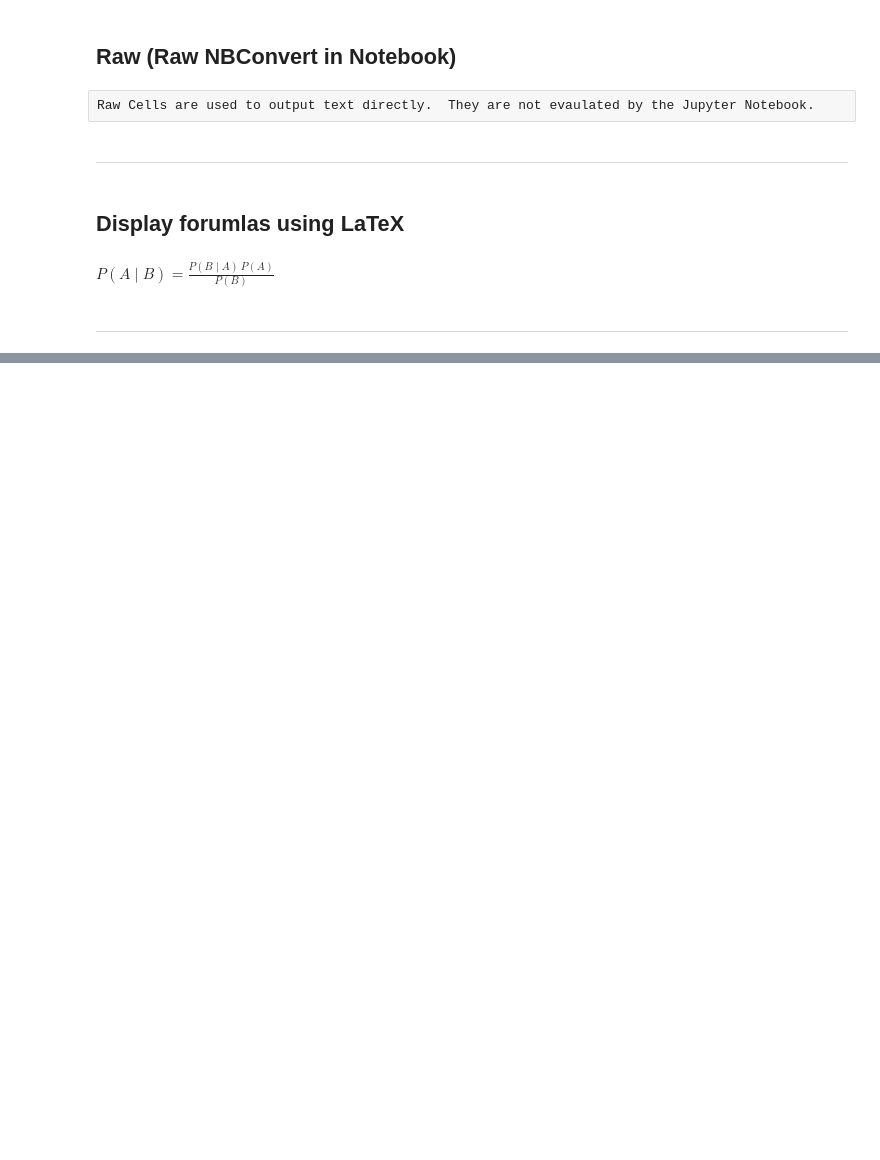
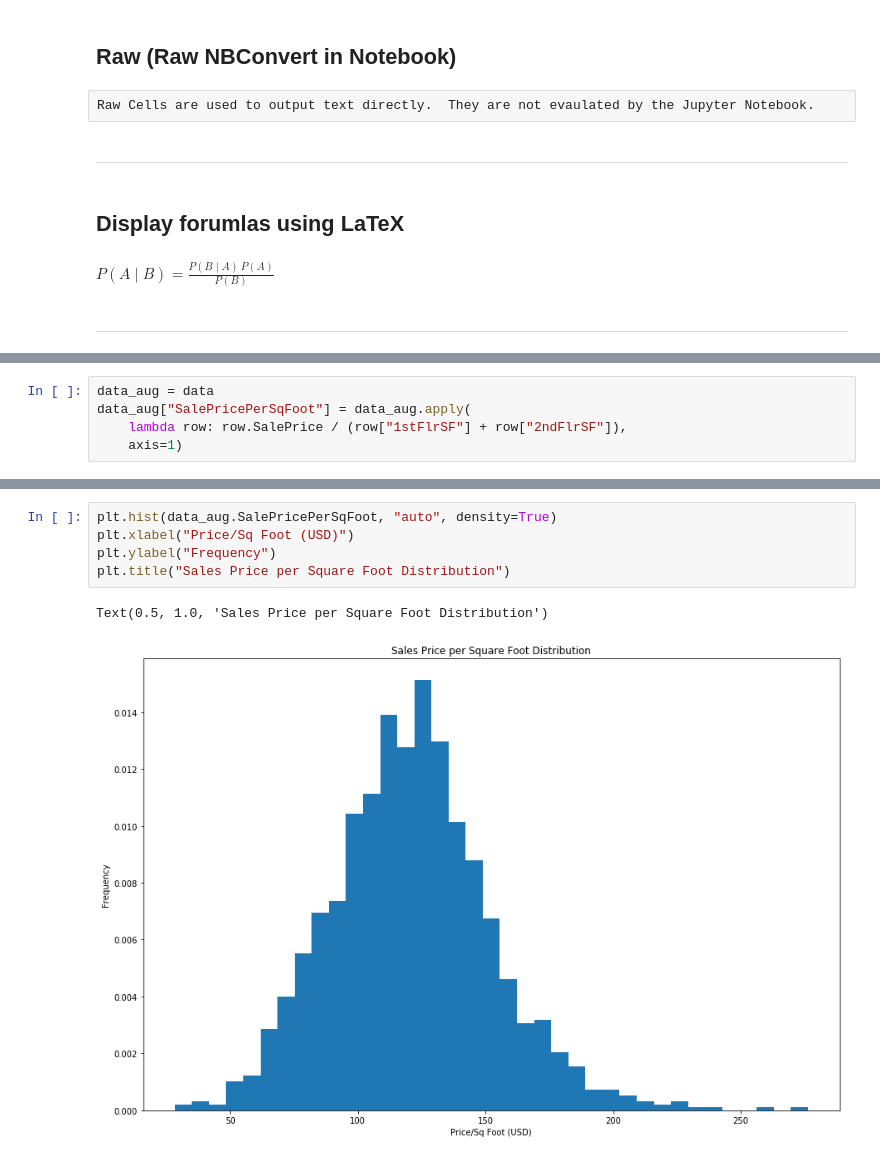
Before and after one commit to ryanbales/Jupyter-Notebooks-Overview, a Jupyter notebook: 1_Getting_Started.ipynb, the cells around one changed output, grey strips where cells are left out. Drawn from its saved outputs; the diff is of its cells as text; blank space fills up the shorter version.

```diff
--- a/1_Getting_Started.ipynb
+++ b/1_Getting_Started.ipynb
@@ -59,0 +102,5 @@ b = 1234
+# %%
+data_aug = data
+data_aug["SalePricePerSqFoot"] = data_aug.apply(
+    lambda row: row.SalePrice / (row["1stFlrSF"] + row["2ndFlrSF"]),
+    axis=1)
@@ -59,0 +117,8 @@ b = 1234
+# %%
+plt.hist(data_aug.SalePricePerSqFoot, "auto", density=True)
+plt.xlabel("Price/Sq Foot (USD)")
+plt.ylabel("Frequency")
+plt.title("Sales Price per Square Foot Distribution")
+# %% [output]
+Text(0.5, 1.0, 'Sales Price per Square Foot Distribution')
+[figure, added]
```
Also changed, not shown: parts of 19 cells of this notebook, 4 other files.
